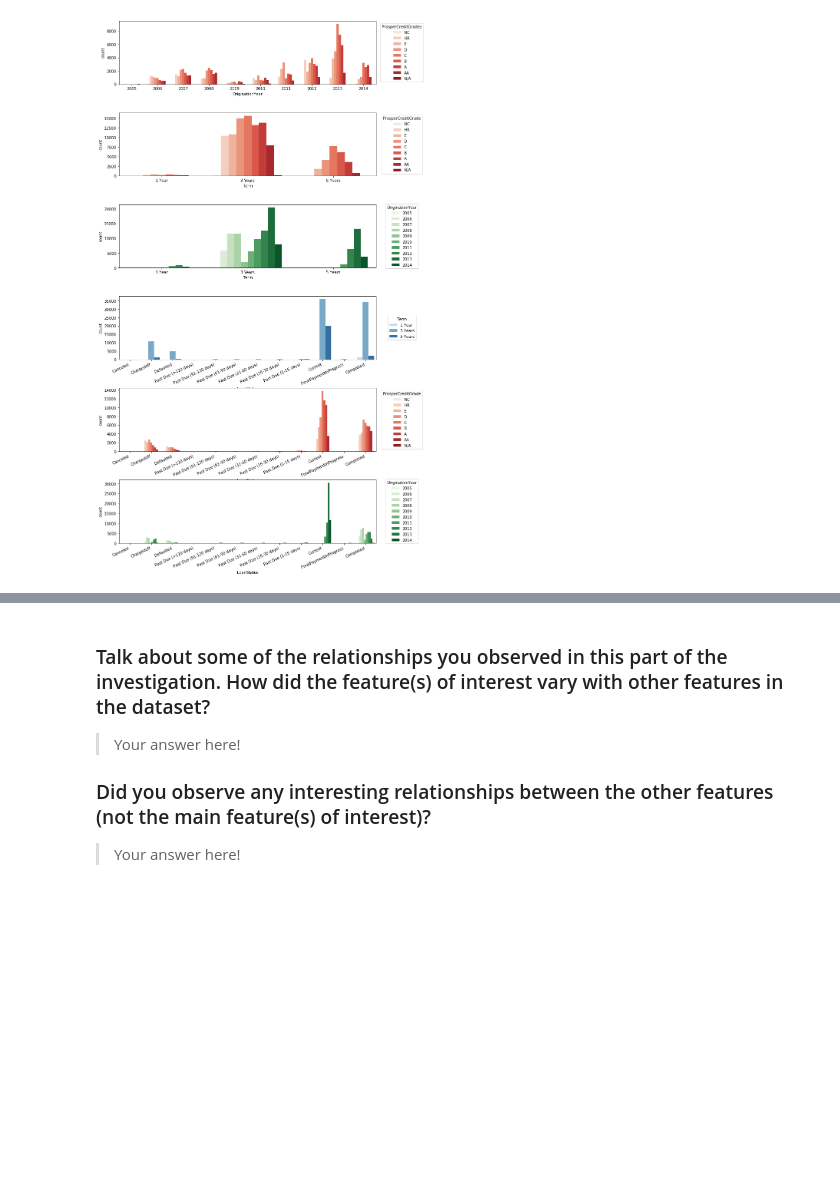
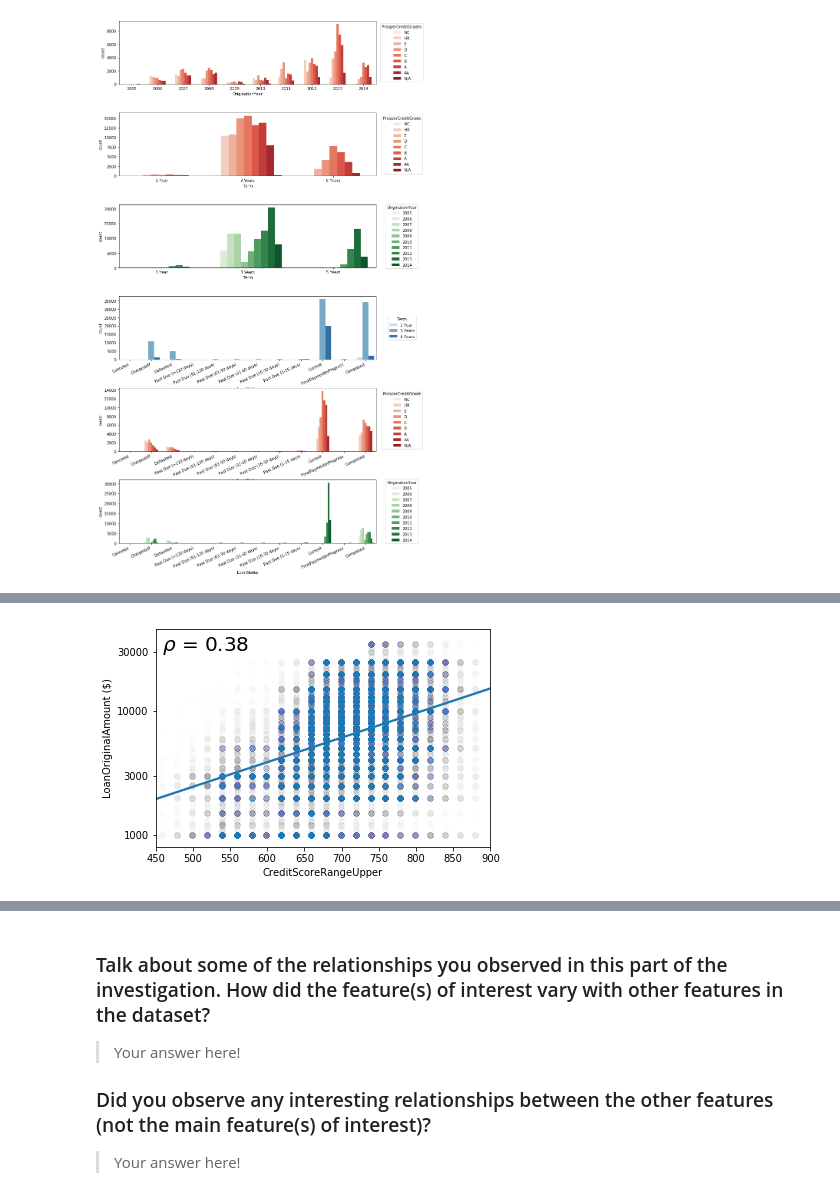
Before and after one commit to iRowebot/prosper_loans_visualizations, a Jupyter notebook: prosper_loans_data_visualization.ipynb, the cells around one changed output, grey strips where cells are left out. Drawn from its saved outputs; the diff is of its cells as text; code cells hidden in the pictures; blank space fills up the shorter version.

```diff
--- a/prosper_loans_data_visualization.ipynb
+++ b/prosper_loans_data_visualization.ipynb
@@ -599,0 +633,14 @@ Now that I have a good idea of how these features relate to one another, there's
+# %%
+ax = sns.regplot(data=df_subset, x='CreditScoreRangeUpper', y='LogLoanOriginalAmount', scatter_kws={'alpha':0.005})
+
+y_labels = [1000, 3000, 10000, 30000]
+
+plt.xlim(450, 900)
+plt.xlabel('CreditScoreRangeUpper')
+
+plt.ylim(np.log10(800))
+plt.yticks(np.log10(y_labels), y_labels)
+plt.ylabel('LoanOriginalAmount ($)');
+corr(df_subset.CreditScoreRangeUpper, df_subset.LogLoanOriginalAmount, xy=(0.02, 0.9))
+# %% [output]
+[figure, added]
```
Also changed, not shown: parts of 9 cells of this notebook.
